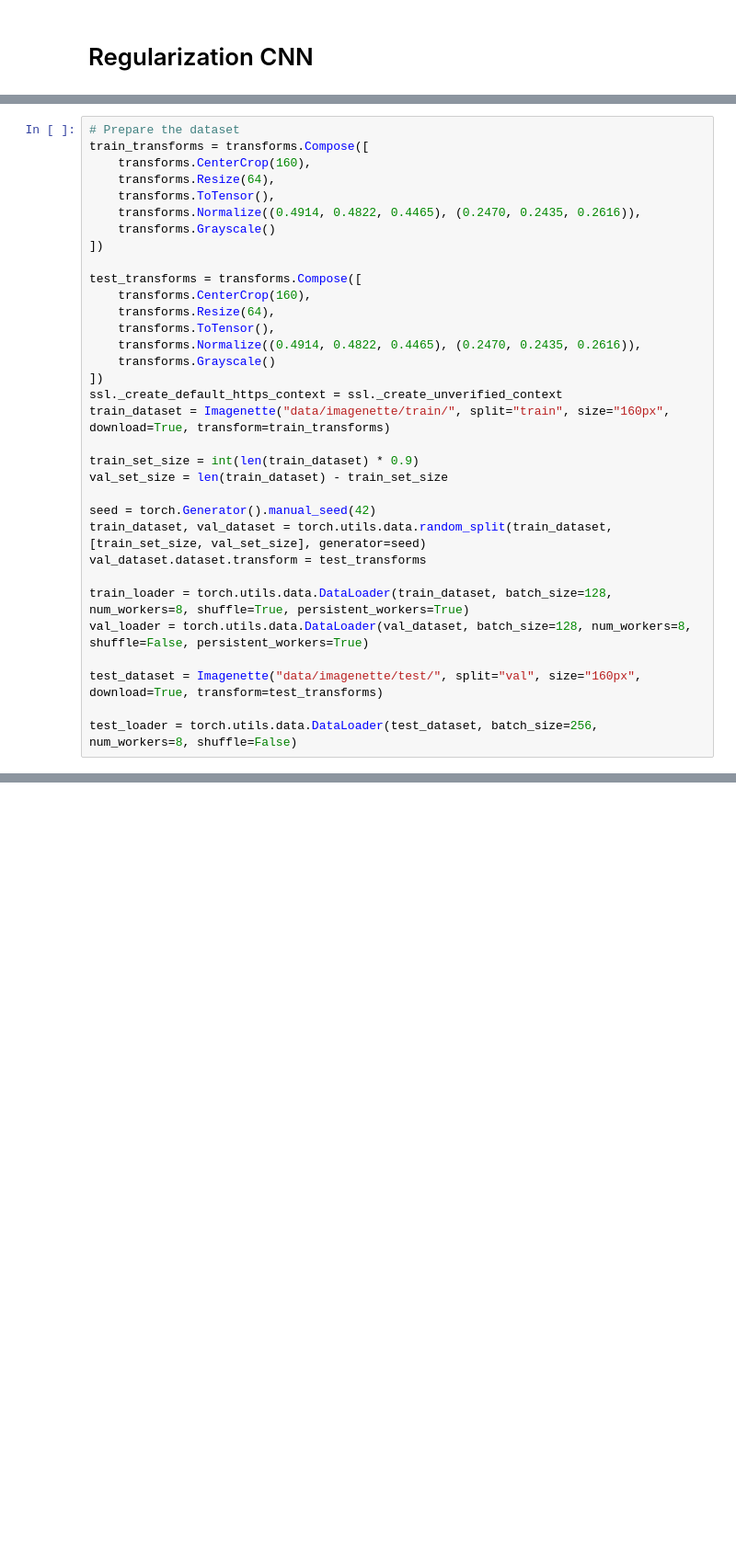
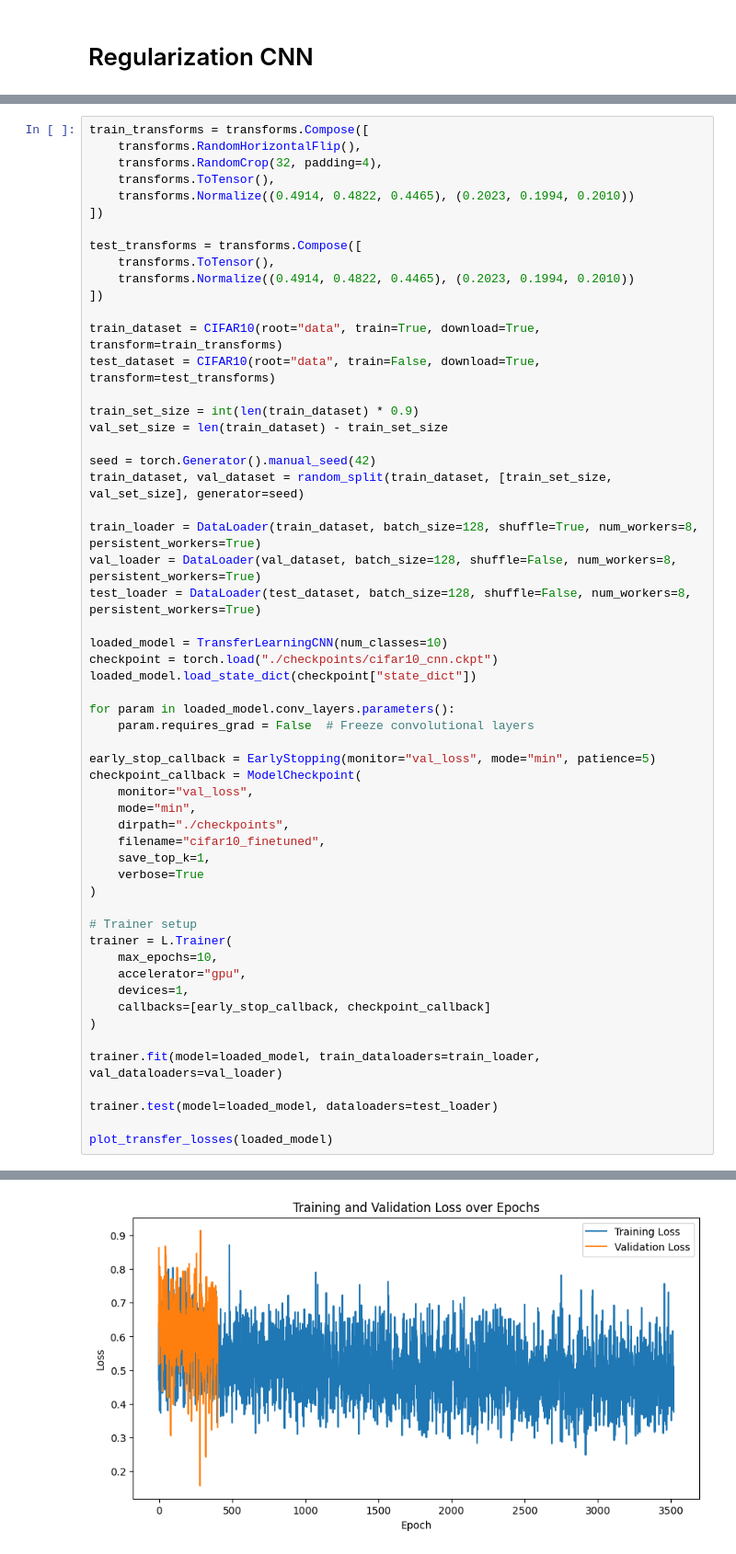
Before and after one commit to ashwin-athappan/CSE6363, a Jupyter notebook: assignments/ml_assignment_4_sol/1002248214.ipynb, the cells around one changed output, grey strips where cells are left out. Shown at 92% size. Drawn from its saved outputs; the diff is of its cells as text; blank space fills up the shorter version.

```diff
--- a/assignments/ml_assignment_4_sol/1002248214.ipynb
+++ b/assignments/ml_assignment_4_sol/1002248214.ipynb
@@ -267,33 +706,57 @@ class RegularizationCNN(L.LightningModule):
 # %%
-# Prepare the dataset
 train_transforms = transforms.Compose([
-    transforms.CenterCrop(160),
-    transforms.Resize(64),
+    transforms.RandomHorizontalFlip(),
+    transforms.RandomCrop(32, padding=4),
     transforms.ToTensor(),
-    transforms.Normalize((0.4914, 0.4822, 0.4465), (0.2470, 0.2435, 0.2616)),
-    transforms.Grayscale()
+    transforms.Normalize((0.4914, 0.4822, 0.4465), (0.2023, 0.1994, 0.2010))
 ])
 
 test_transforms = transforms.Compose([
-    transforms.CenterCrop(160),
-    transforms.Resize(64),
     transforms.ToTensor(),
-    transforms.Normalize((0.4914, 0.4822, 0.4465), (0.2470, 0.2435, 0.2616)),
-    transforms.Grayscale()
+    transforms.Normalize((0.4914, 0.4822, 0.4465), (0.2023, 0.1994, 0.2010))
 ])
-ssl._create_default_https_context = ssl._create_unverified_context
-train_dataset = Imagenette("data/imagenette/train/", split="train", size="160px", download=True, transform=train_transforms)
+
+train_dataset = CIFAR10(root="data", train=True, download=True, transform=train_transforms)
+test_dataset = CIFAR10(root="data", train=False, download=True, transform=test_transforms)
 
 train_set_size = int(len(train_dataset) * 0.9)
 val_set_size = len(train_dataset) - train_set_size
 
 seed = torch.Generator().manual_seed(42)
-train_dataset, val_dataset = torch.utils.data.random_split(train_dataset, [train_set_size, val_set_size], generator=seed)
-val_dataset.dataset.transform = test_transforms
+train_dataset, val_dataset = random_split(train_dataset, [train_set_size, val_set_size], generator=seed)
 
-train_loader = torch.utils.data.DataLoader(train_dataset, batch_size=128, num_workers=8, shuffle=True, persistent_workers=True)
-val_loader = torch.utils.data.DataLoader(val_dataset, batch_size=128, num_workers=8, shuffle=False, persistent_workers=True)
+train_loader = DataLoader(train_dataset, batch_size=128, shuffle=True, num_workers=8, persistent_workers=True)
+val_loader = DataLoader(val_dataset, batch_size=128, shuffle=False, num_workers=8, persistent_workers=True)
+test_loader = DataLoader(test_dataset, batch_size=128, shuffle=False, num_workers=8, persistent_workers=True)
 
-test_dataset = Imagenette("data/imagenette/test/", split="val", size="160px", download=True, transform=test_transforms)
+loaded_model = TransferLearningCNN(num_classes=10)
+checkpoint = torch.load("./checkpoints/cifar10_cnn.ckpt")
+loaded_model.load_state_dict(checkpoint["state_dict"])
 
-test_loader = torch.utils.data.DataLoader(test_dataset, batch_size=256, num_workers=8, shuffle=False)
+for param in loaded_model.conv_layers.parameters():
+    param.requires_grad = False  # Freeze convolutional layers
+
+early_stop_callback = EarlyStopping(monitor="val_loss", mode="min", patience=5)
+checkpoint_callback = ModelCheckpoint(
+    monitor="val_loss",
+    mode="min",
+    dirpath="./checkpoints",
+    filename="cifar10_finetuned",
+    save_top_k=1,
+    verbose=True
+)
+
+# Trainer setup
+trainer = L.Trainer(
+    max_epochs=10,
+    accelerator="gpu",
+    devices=1,
+    callbacks=[early_stop_callback, checkpoint_callback]
+)
+
+trainer.fit(model=loaded_model, train_dataloaders=train_loader, val_dataloaders=val_loader)
+
+trainer.test(model=loaded_model, dataloaders=test_loader)
+
+plot_transfer_losses(loaded_model)
+# %% [output]
@@ -299,0 +796 @@ test_loader = torch.utils.data.DataLoader(test_dataset, batch_size=256, num_work
+[figure, added]
```
Also changed, not shown: parts of 32 cells of this notebook, 16 other files.
